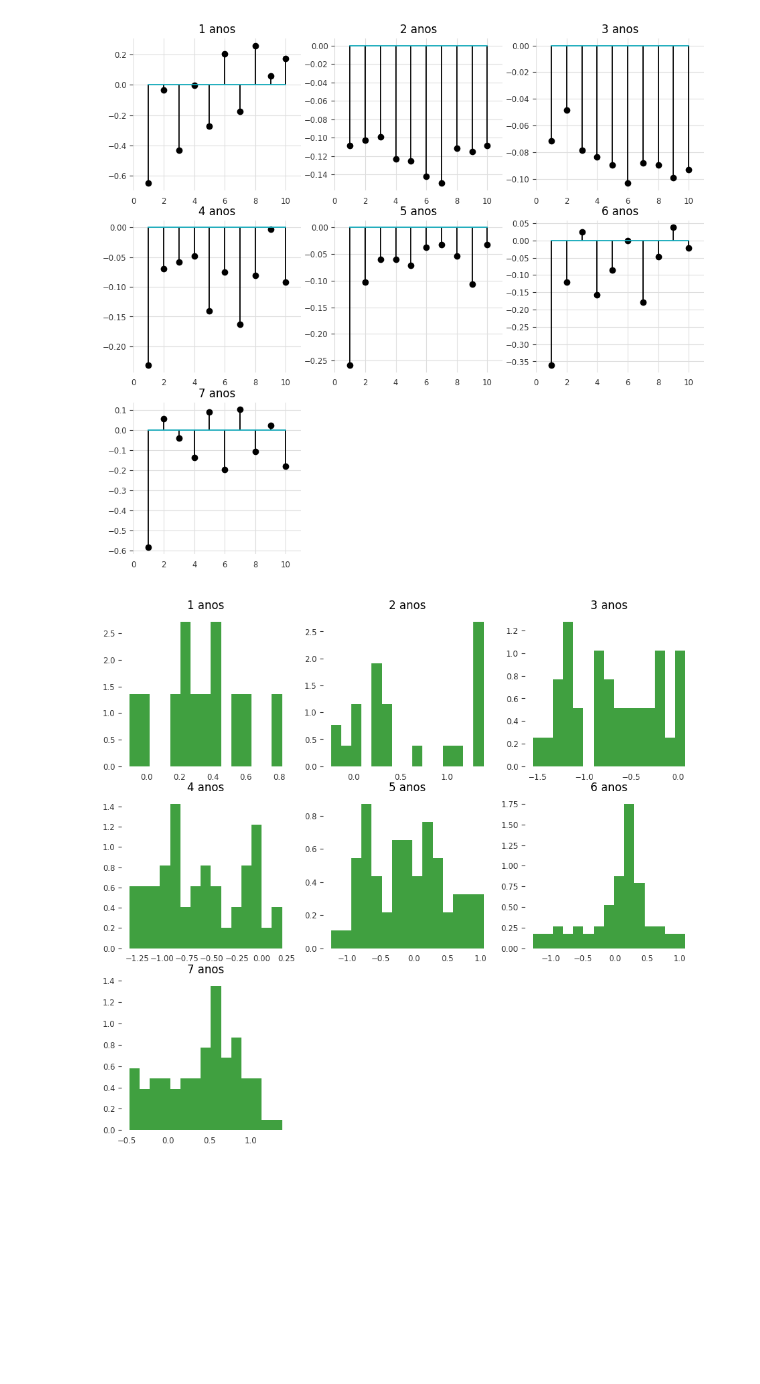
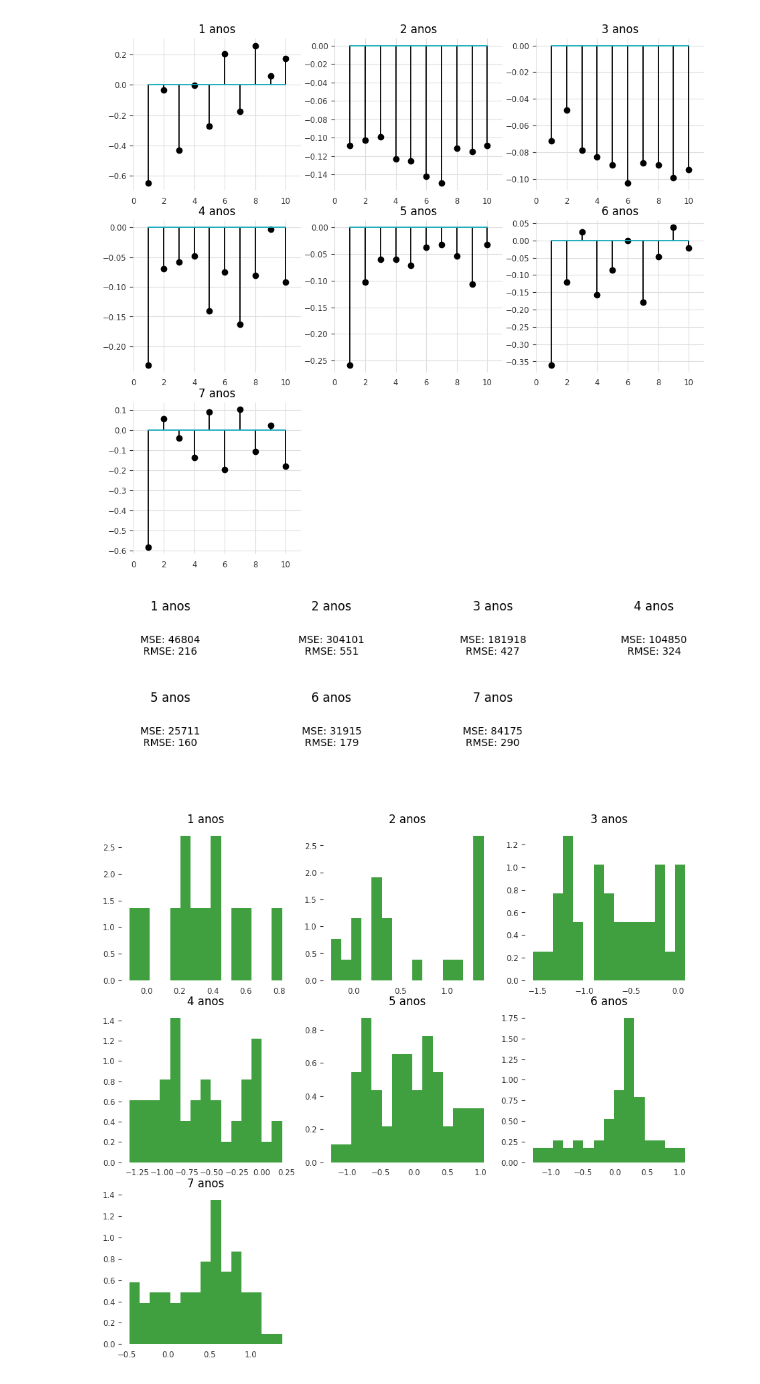
Before and after one commit to aruasouza/CTG, a Jupyter notebook: errors.ipynb, the cells around one changed output. Cells and saved outputs as stored; diff of their text form; code cells hidden in the pictures; blank space fills up the shorter version.

Commit message:
mse and rmse

```diff
--- a/errors.ipynb
+++ b/errors.ipynb
@@ -83,6 +81,25 @@ for i in range(1,8):
 plt.show()
 # %% [output]
 [figure]
+# %%
+f = plt.figure()
+f.set_figwidth(11)
+f.set_figheight(3)
+for i in range(1,8):
+    data = ipca[i].dropna()
+    mse = round(mean_squared_error(data['indice'],data['prediction']))
+    rmse = round(mean_squared_error(data['indice'],data['prediction'],squared = False))
+    plt.subplot(2,4,i)
+    _ = plt.text(0.5,0.5,f'MSE: {mse}\nRMSE: {rmse}',ha = 'center')
+    plt.title(f'{i} anos')
+    plt.grid(False)
+    plt.gca().xaxis.set_ticklabels([])
+    plt.gca().yaxis.set_ticklabels([])
+    plt.gca().xaxis.set_ticks_position('none')
+    plt.gca().yaxis.set_ticks_position('none')
+plt.show()
+# %% [output]
+[figure, added]
 # %%
 f = plt.figure()
 f.set_figwidth(11)
```
Also changed, not shown: parts of 4 cells of this notebook.
